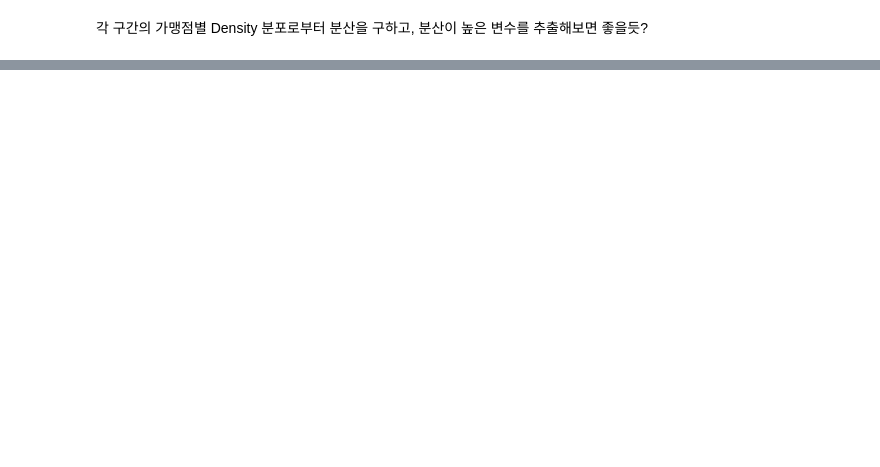
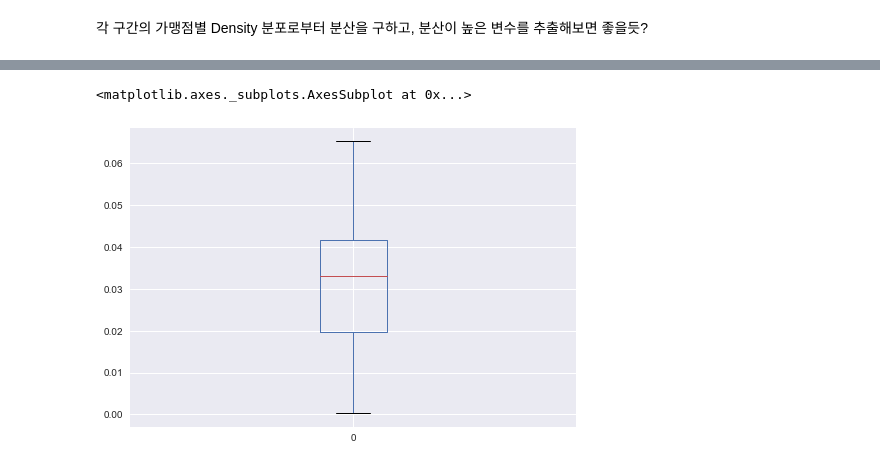
Before and after one commit to ilovemyminutes/SamsungCard2020, a Jupyter notebook: preprocess/preprocessing_histogram_featureExtraction.ipynb, the cells around one changed output, grey strips where cells are left out. Cells and saved outputs as stored; diff of their text form; code cells hidden in the pictures; blank space fills up the shorter version.

```diff
--- a/preprocess/preprocessing_histogram_featureExtraction.ipynb
+++ b/preprocess/preprocessing_histogram_featureExtraction.ipynb
@@ -255,0 +316,7 @@ def FranchiseLabeling(num=1, dropID=True):
+# %%
+temp = showFranchiseDensity(data=franchiseLabeling(franchise_num=10, dropID=True),
+                            var_num='VAR065',
+                            franchise_group=[0, 1]
+                           )
+display(temp.groupby('interval_Id')['density'].std())
+print(temp.groupby('interval_Id')['density'].std().mean())
@@ -255,0 +341,12 @@ def FranchiseLabeling(num=1, dropID=True):
+# %%
+franchise_num = 7
+std_mean_dict = dict()
+std_std_dict = dict()
+for var in list(train_raw.columns[1:-1]):
+    temp = showFranchiseDensity(data=franchiseLabeling(franchise_num=franchise_num, dropID=True),
+                            var_num=var,
+                            franchise_group=[0, 1],
+                            plot=True
+                        )
+    std_mean_dict[var] = temp.groupby('interval_Id')['density'].std().mean()
+    std_std_dict[var] = temp.groupby('interval_Id')['density'].std().std()
@@ -255,0 +373,5 @@ def FranchiseLabeling(num=1, dropID=True):
+# %%
+pd.DataFrame(list(std_mean_dict.values())).boxplot()
+# %% [output]
+<matplotlib.axes._subplots.AxesSubplot at 0x...>
+[figure, added]
```
Also changed, not shown: parts of 11 cells of this notebook.
